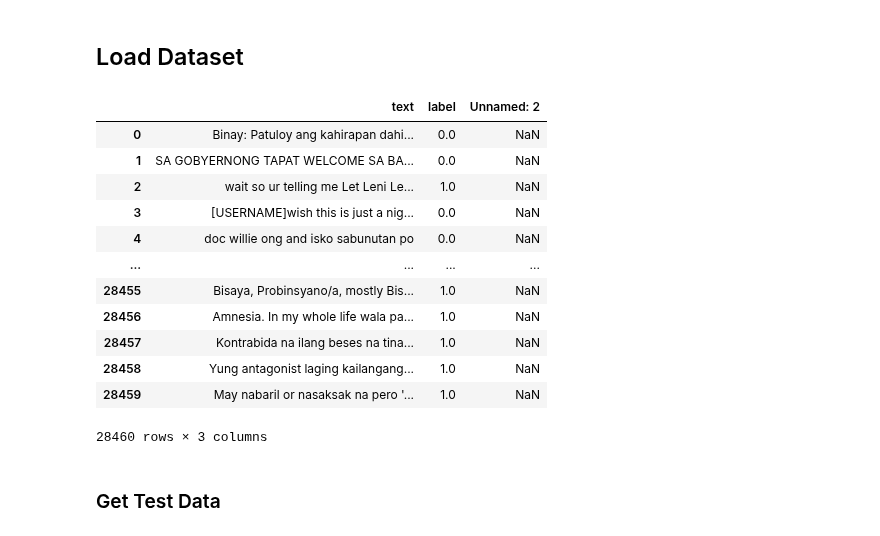
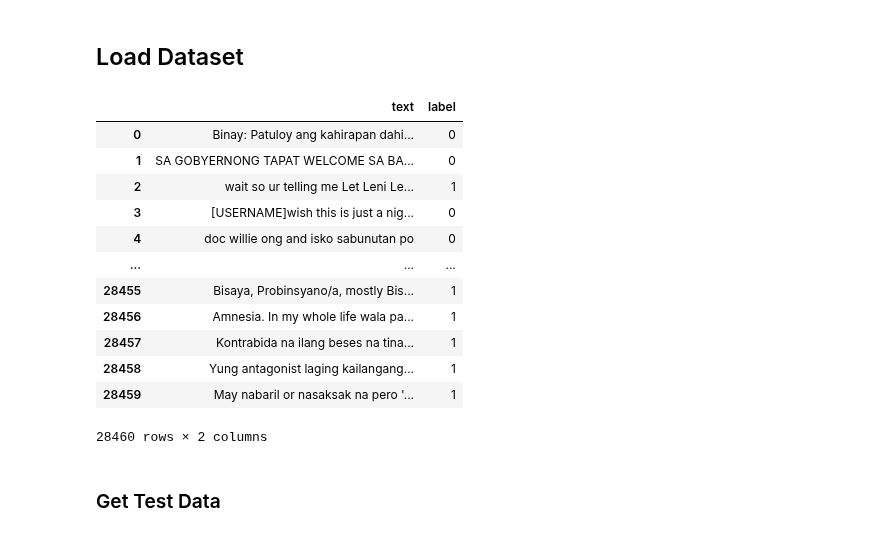
Before and after one commit to NateCross/tag-hate-elf, a Jupyter notebook: results.ipynb, the cells around one changed output. Saved outputs shown, nothing was run; the diff lists cells and outputs as text; code cells hidden in the pictures.

```diff
--- a/results.ipynb
+++ b/results.ipynb
@@ -29,45 +29,43 @@ import matplotlib.pyplot as plt
 # %%
 def read_csv_file(filename: str) -> pd.DataFrame:
     """
     Read the given file. Raises an error and quits script
     if the file does not exist.
 
     Args:
         filename (str): A string filename. Must be a csv file.
 
     Returns:
         pd.DataFrame: A pandas data frame whose data can be
             manipulated
     """
     try:
         return pd.read_csv(
             filename,
             lineterminator='\n',
-            dtype={
-                'label': float,
-            },
+            usecols=(range(2)),
         )
     except FileNotFoundError:
         print("ERROR: File not found")
         exit(1)
 
 csv = read_csv_file('datasets/combined-hate-tagalog-taglish.csv')
 
 csv
 # %% [output]
-|  | text | label | Unnamed: 2 |
-| 0 | Binay: Patuloy ang kahirapan dahi... | 0.0 | NaN |
-| 1 | SA GOBYERNONG TAPAT WELCOME SA BA... | 0.0 | NaN |
-| 2 | wait so ur telling me Let Leni Le... | 1.0 | NaN |
-| 3 | [USERNAME]wish this is just a nig... | 0.0 | NaN |
-| 4 | doc willie ong and isko sabunutan po | 0.0 | NaN |
-| ... | ... | ... | ... |
-| 28455 | Bisaya, Probinsyano/a, mostly Bis... | 1.0 | NaN |
-| 28456 | Amnesia. In my whole life wala pa... | 1.0 | NaN |
-| 28457 | Kontrabida na ilang beses na tina... | 1.0 | NaN |
-| 28458 | Yung antagonist laging kailangang... | 1.0 | NaN |
-| 28459 | May nabaril or nasaksak na pero '... | 1.0 | NaN |
+|  | text | label |
+| 0 | Binay: Patuloy ang kahirapan dahi... | 0 |
+| 1 | SA GOBYERNONG TAPAT WELCOME SA BA... | 0 |
+| 2 | wait so ur telling me Let Leni Le... | 1 |
+| 3 | [USERNAME]wish this is just a nig... | 0 |
+| 4 | doc willie ong and isko sabunutan po | 0 |
+| ... | ... | ... |
+| 28455 | Bisaya, Probinsyano/a, mostly Bis... | 1 |
+| 28456 | Amnesia. In my whole life wala pa... | 1 |
+| 28457 | Kontrabida na ilang beses na tina... | 1 |
+| 28458 | Yung antagonist laging kailangang... | 1 |
+| 28459 | May nabaril or nasaksak na pero '... | 1 |
-28460 rows × 3 columns
+28460 rows × 2 columns
 # %% [markdown]
 ### Get Test Data
 # %%
```
Also changed, not shown: parts of 4 cells of this notebook, 2 other files.
